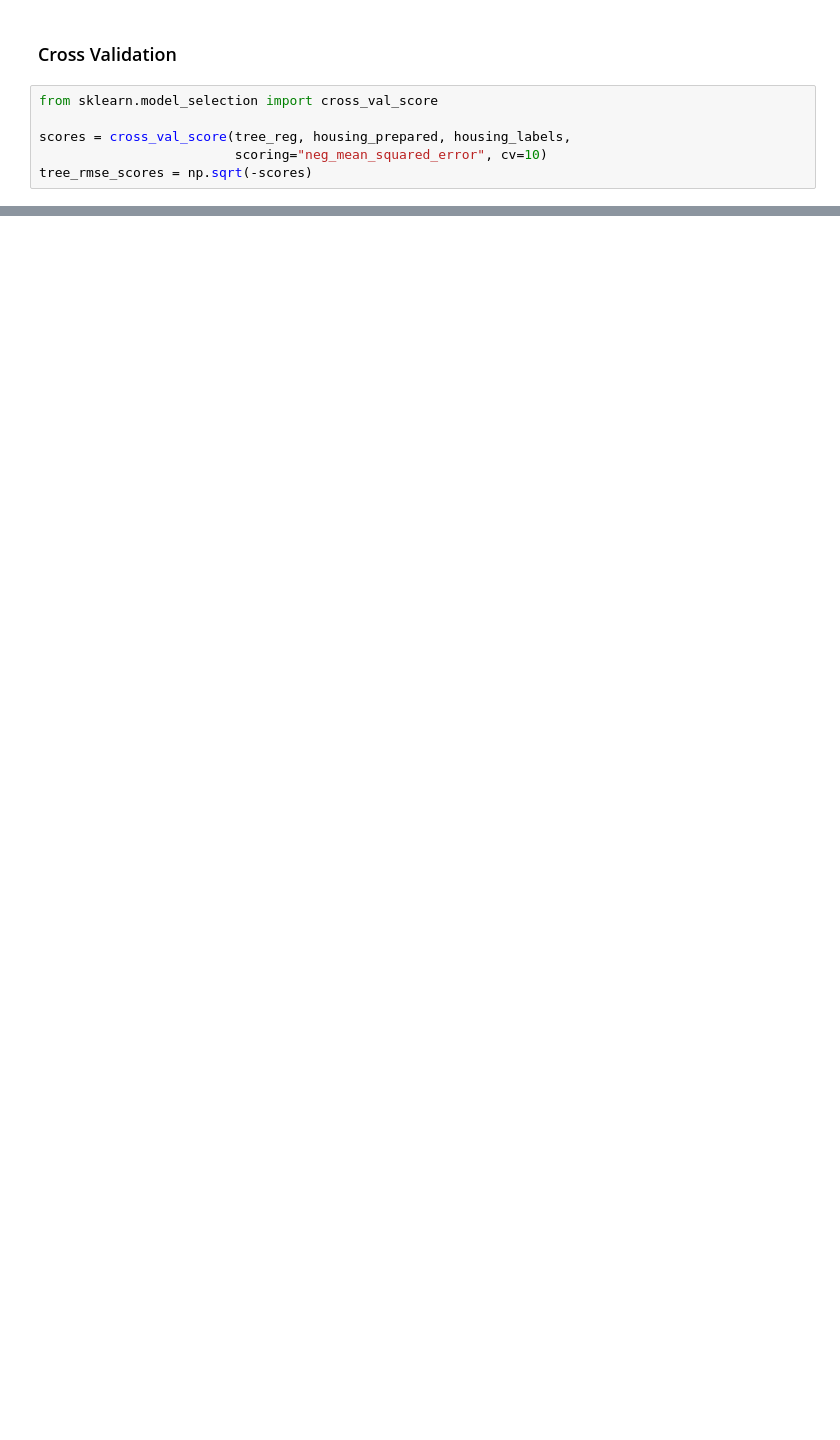
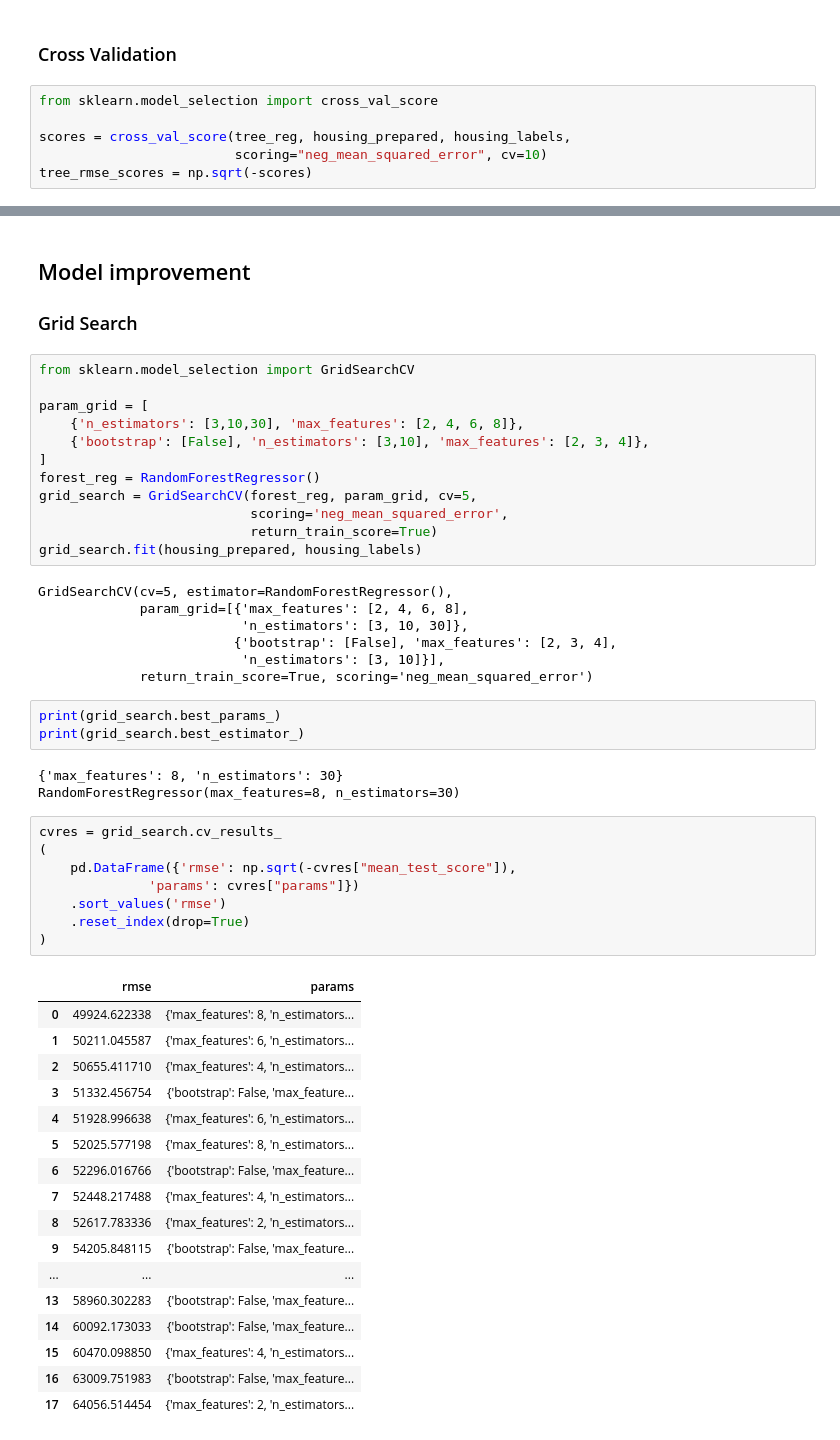
Before and after one commit to biamouras/homl_ex, a Jupyter notebook: Housing.ipynb, the cells around one changed output, grey strips where cells are left out. Drawn from its saved outputs; the diff is of its cells as text; blank space fills up the shorter version.

```diff
--- a/Housing.ipynb
+++ b/Housing.ipynb
@@ -472,0 +473,55 @@ Standard deciation: 2316.0979042321974
+# %% [markdown]
+## Model improvement
+
+### Grid Search
+# %%
+from sklearn.model_selection import GridSearchCV
+
+param_grid = [
+    {'n_estimators': [3,10,30], 'max_features': [2, 4, 6, 8]},
+    {'bootstrap': [False], 'n_estimators': [3,10], 'max_features': [2, 3, 4]},
+]
+forest_reg = RandomForestRegressor()
+grid_search = GridSearchCV(forest_reg, param_grid, cv=5,
+                           scoring='neg_mean_squared_error',
+                           return_train_score=True)
+grid_search.fit(housing_prepared, housing_labels)
+# %% [output]
+GridSearchCV(cv=5, estimator=RandomForestRegressor(),
+             param_grid=[{'max_features': [2, 4, 6, 8],
+                          'n_estimators': [3, 10, 30]},
+                         {'bootstrap': [False], 'max_features': [2, 3, 4],
+                          'n_estimators': [3, 10]}],
+             return_train_score=True, scoring='neg_mean_squared_error')
+# %%
+print(grid_search.best_params_)
+print(grid_search.best_estimator_)
+# %% [output]
+{'max_features': 8, 'n_estimators': 30}
+RandomForestRegressor(max_features=8, n_estimators=30)
+# %%
+cvres = grid_search.cv_results_
+(
+    pd.DataFrame({'rmse': np.sqrt(-cvres["mean_test_score"]),
+              'params': cvres["params"]})
+    .sort_values('rmse')
+    .reset_index(drop=True)
+)
+# %% [output]
+|  | rmse | params |
+| 0 | 49924.622338 | {'max_features': 8, 'n_estimators... |
+| 1 | 50211.045587 | {'max_features': 6, 'n_estimators... |
+| 2 | 50655.411710 | {'max_features': 4, 'n_estimators... |
+| 3 | 51332.456754 | {'bootstrap': False, 'max_feature... |
+| 4 | 51928.996638 | {'max_features': 6, 'n_estimators... |
+| 5 | 52025.577198 | {'max_features': 8, 'n_estimators... |
+| 6 | 52296.016766 | {'bootstrap': False, 'max_feature... |
+| 7 | 52448.217488 | {'max_features': 4, 'n_estimators... |
+| 8 | 52617.783336 | {'max_features': 2, 'n_estimators... |
+| 9 | 54205.848115 | {'bootstrap': False, 'max_feature... |
+| ... | ... | ... |
+| 13 | 58960.302283 | {'bootstrap': False, 'max_feature... |
+| 14 | 60092.173033 | {'bootstrap': False, 'max_feature... |
+| 15 | 60470.098850 | {'max_features': 4, 'n_estimators... |
+| 16 | 63009.751983 | {'bootstrap': False, 'max_feature... |
+| 17 | 64056.514454 | {'max_features': 2, 'n_estimators... |
```
Also changed, not shown: parts of 23 cells of this notebook.
